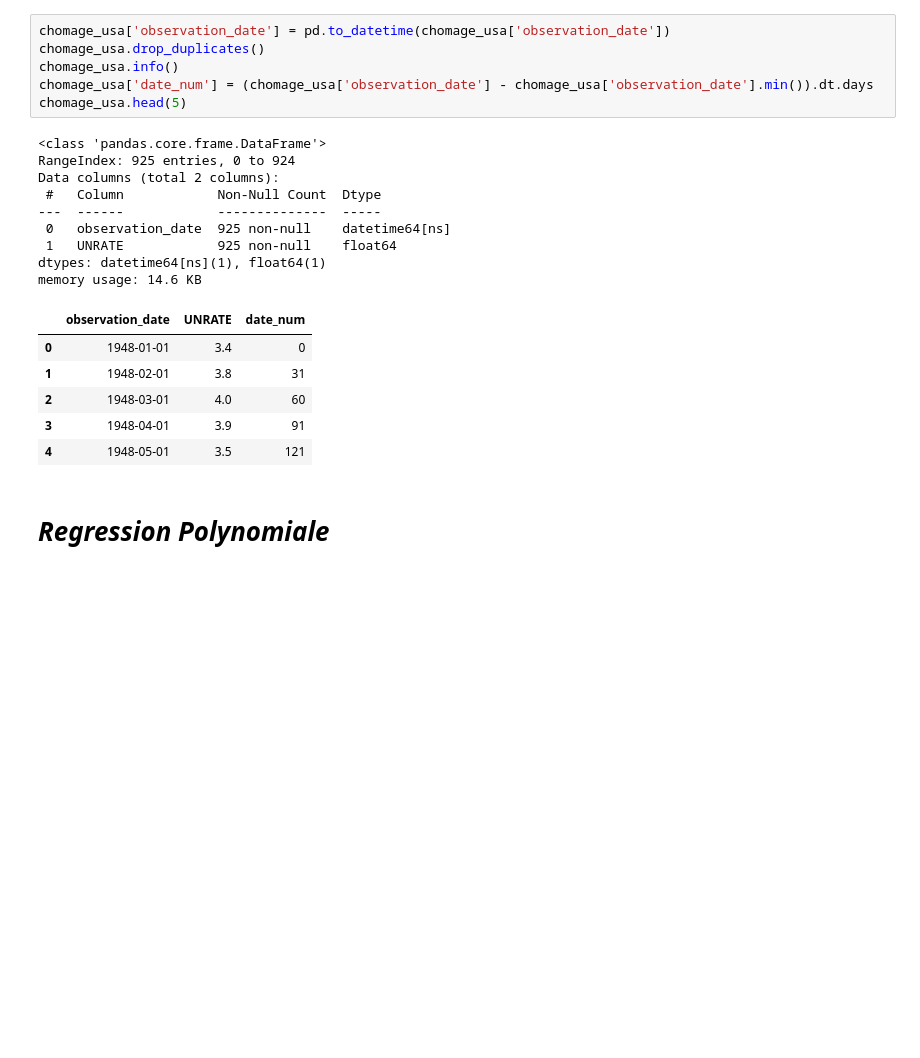
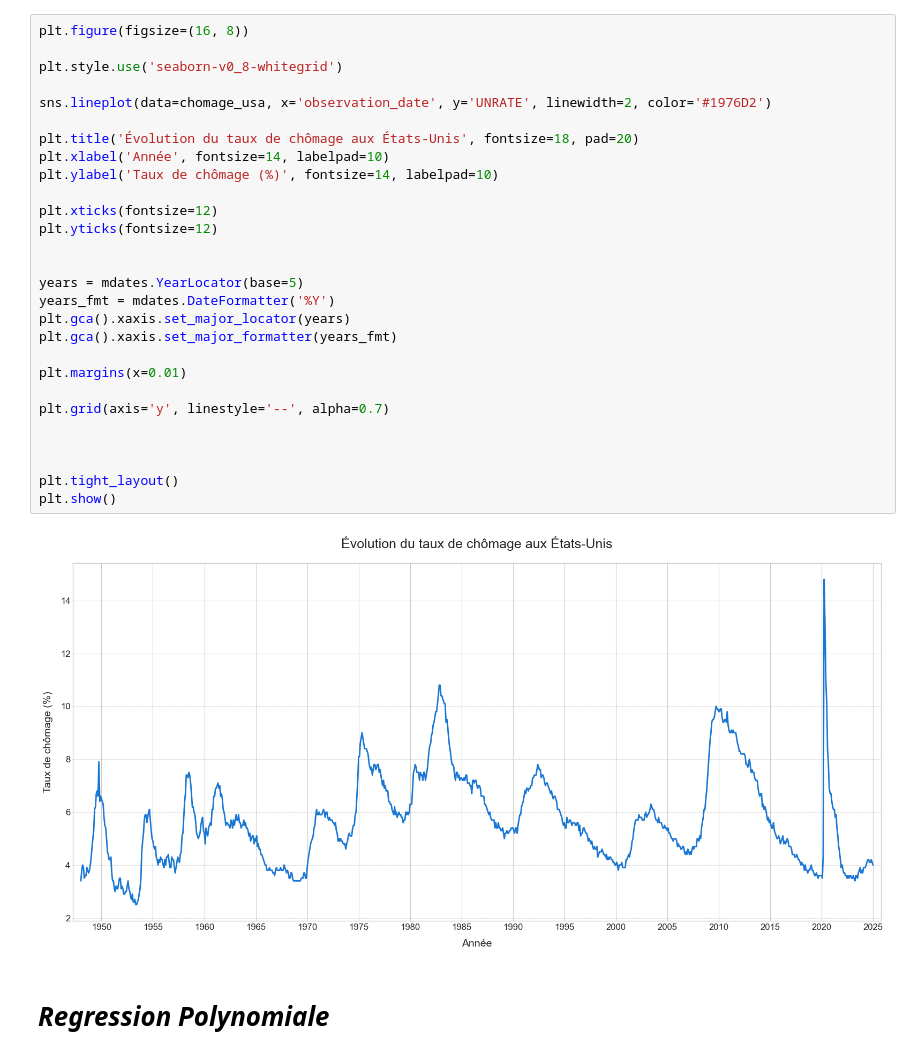
Before and after one commit to Younessboumlik/unemployment-forecasting, a Jupyter notebook: project.ipynb, the cells around one changed output. Saved outputs shown, nothing was run; the diff lists cells and outputs as text; blank space fills up the shorter version.

```diff
--- a/project.ipynb
+++ b/project.ipynb
@@ -47,25 +77,33 @@ chomage_usa.describe()
-# %%
-chomage_usa['observation_date'] = pd.to_datetime(chomage_usa['observation_date'])
-chomage_usa.drop_duplicates()
-chomage_usa.info()
-chomage_usa['date_num'] = (chomage_usa['observation_date'] - chomage_usa['observation_date'].min()).dt.days
-chomage_usa.head(5)
-# %% [output]
-<class 'pandas.core.frame.DataFrame'>
-RangeIndex: 925 entries, 0 to 924
-Data columns (total 2 columns):
- #   Column            Non-Null Count  Dtype
----  ------            --------------  -----
- 0   observation_date  925 non-null    datetime64[ns]
- 1   UNRATE            925 non-null    float64
-dtypes: datetime64[ns](1), float64(1)
-memory usage: 14.6 KB
-|  | observation_date | UNRATE | date_num |
-| 0 | 1948-01-01 | 3.4 | 0 |
-| 1 | 1948-02-01 | 3.8 | 31 |
-| 2 | 1948-03-01 | 4.0 | 60 |
-| 3 | 1948-04-01 | 3.9 | 91 |
-| 4 | 1948-05-01 | 3.5 | 121 |
+# %%
+plt.figure(figsize=(16, 8))
+
+plt.style.use('seaborn-v0_8-whitegrid')
+
+sns.lineplot(data=chomage_usa, x='observation_date', y='UNRATE', linewidth=2, color='#1976D2')
+
+plt.title('Évolution du taux de chômage aux États-Unis', fontsize=18, pad=20)
+plt.xlabel('Année', fontsize=14, labelpad=10)
+plt.ylabel('Taux de chômage (%)', fontsize=14, labelpad=10)
+
+plt.xticks(fontsize=12)
+plt.yticks(fontsize=12)
+
+
+years = mdates.YearLocator(base=5)
+years_fmt = mdates.DateFormatter('%Y')
+plt.gca().xaxis.set_major_locator(years)
+plt.gca().xaxis.set_major_formatter(years_fmt)
+
+plt.margins(x=0.01)
+
+plt.grid(axis='y', linestyle='--', alpha=0.7)
+
+
+
+plt.tight_layout()
+plt.show()
+# %% [output]
+[figure, added]
 # %% [markdown]
 # ***Regression Polynomiale***
 # %%
```
Also changed, not shown: parts of 25 cells of this notebook, 2 other files.
